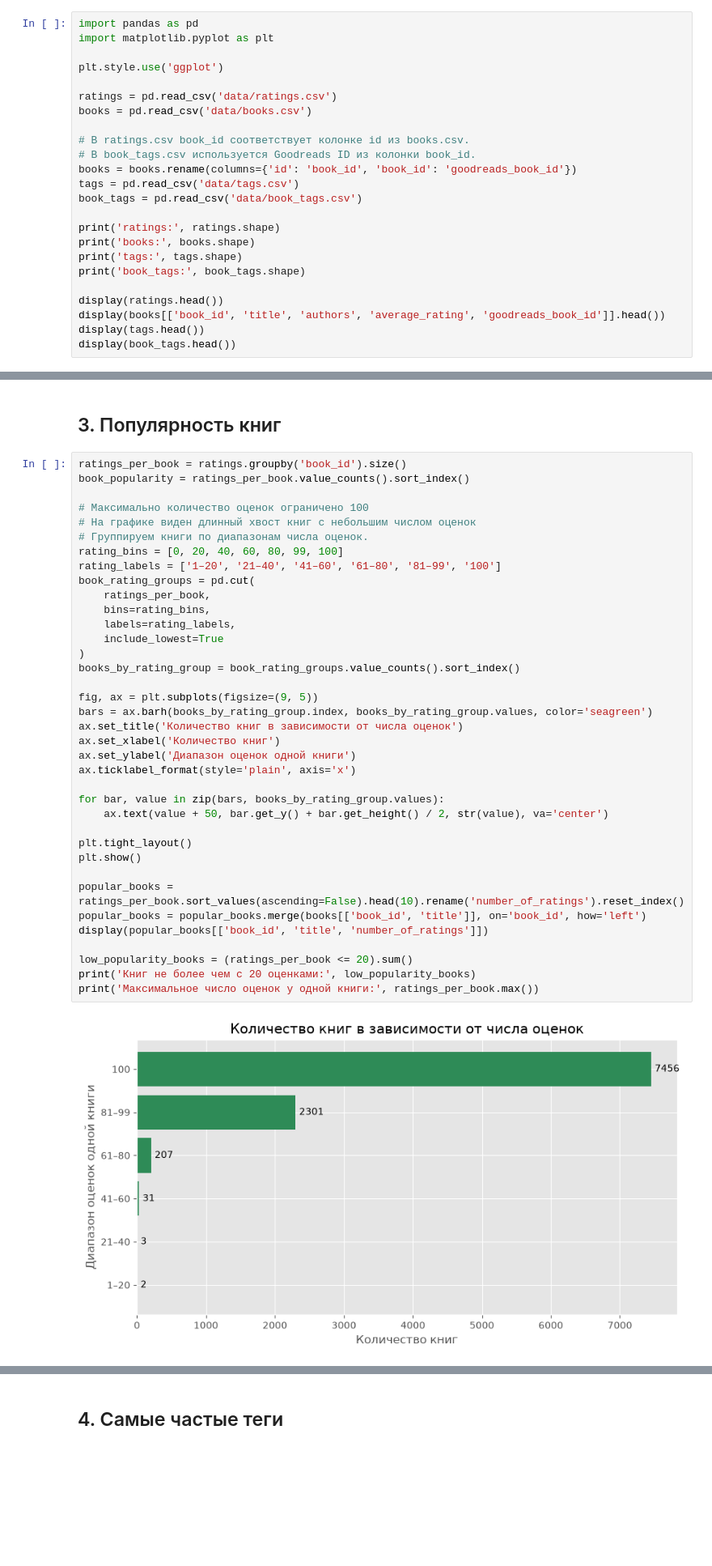
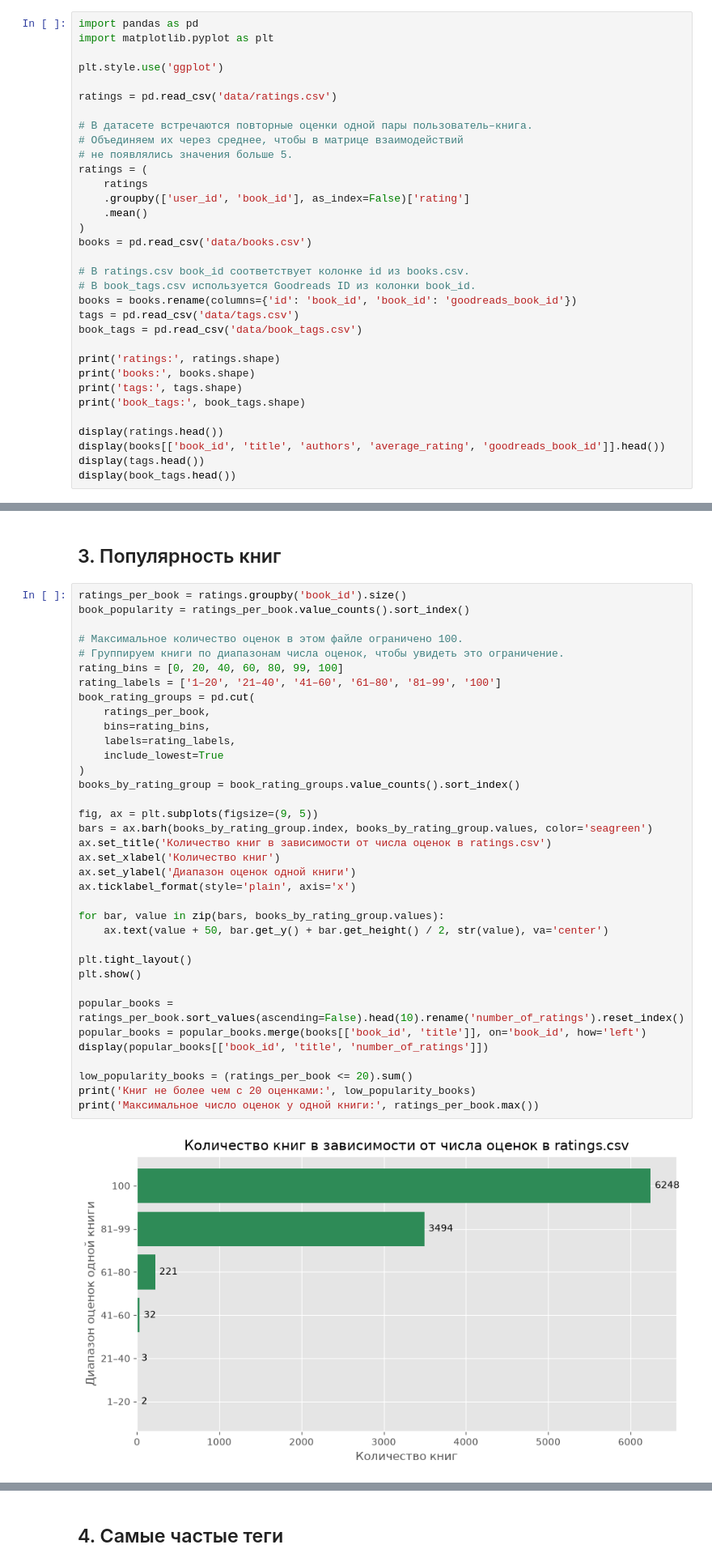
Before and after one commit to MaximTrofimenko/recommender_systems, a Jupyter notebook: hw1.ipynb, the cells around one changed output, grey strips where cells are left out. Shown at 81% size. Saved outputs shown, nothing was run; the diff lists cells and outputs as text; blank space fills up the shorter version.

```diff
--- a/hw1.ipynb
+++ b/hw1.ipynb
@@ -7,6 +7,15 @@ import matplotlib.pyplot as plt
 plt.style.use('ggplot')
 
 ratings = pd.read_csv('data/ratings.csv')
+
+# В датасете встречаются повторные оценки одной пары пользователь–книга.
+# Объединяем их через среднее, чтобы в матрице взаимодействий
+# не появлялись значения больше 5.
+ratings = (
+    ratings
+    .groupby(['user_id', 'book_id'], as_index=False)['rating']
+    .mean()
+)
 books = pd.read_csv('data/books.csv')
 
 # В ratings.csv book_id соответствует колонке id из books.csv.
@@ -151,40 +171,39 @@ Name: number_of_ratings, dtype: int64
 ratings_per_book = ratings.groupby('book_id').size()
 book_popularity = ratings_per_book.value_counts().sort_index()
 
-# Максимально количество оценок ограничено 100
-# На графике виден длинный хвост книг с небольшим числом оценок
-# Группируем книги по диапазонам числа оценок.
+# Максимальное количество оценок в этом файле ограничено 100.
+# Группируем книги по диапазонам числа оценок, чтобы увидеть это ограничение.
 rating_bins = [0, 20, 40, 60, 80, 99, 100]
 rating_labels = ['1–20', '21–40', '41–60', '61–80', '81–99', '100']
 book_rating_groups = pd.cut(
     ratings_per_book,
     bins=rating_bins,
     labels=rating_labels,
     include_lowest=True
 )
 books_by_rating_group = book_rating_groups.value_counts().sort_index()
 
 fig, ax = plt.subplots(figsize=(9, 5))
 bars = ax.barh(books_by_rating_group.index, books_by_rating_group.values, color='seagreen')
-ax.set_title('Количество книг в зависимости от числа оценок')
+ax.set_title('Количество книг в зависимости от числа оценок в ratings.csv')
 ax.set_xlabel('Количество книг')
 ax.set_ylabel('Диапазон оценок одной книги')
 ax.ticklabel_format(style='plain', axis='x')
 
 for bar, value in zip(bars, books_by_rating_group.values):
     ax.text(value + 50, bar.get_y() + bar.get_height() / 2, str(value), va='center')
 
 plt.tight_layout()
 plt.show()
 
 popular_books = ratings_per_book.sort_values(ascending=False).head(10).rename('number_of_ratings').reset_index()
 popular_books = popular_books.merge(books[['book_id', 'title']], on='book_id', how='left')
 display(popular_books[['book_id', 'title', 'number_of_ratings']])
 
 low_popularity_books = (ratings_per_book <= 20).sum()
 print('Книг не более чем с 20 оценками:', low_popularity_books)
 print('Максимальное число оценок у одной книги:', ratings_per_book.max())
 # %% [output]
-[figure, old version]
+[figure, new version]
 |  | book_id | title | number_of_ratings |
 | 0 | 1 | The Hunger Games (The Hunger Game... | 100 |
```
Also changed, not shown: parts of 19 cells of this notebook, 1 other file.
